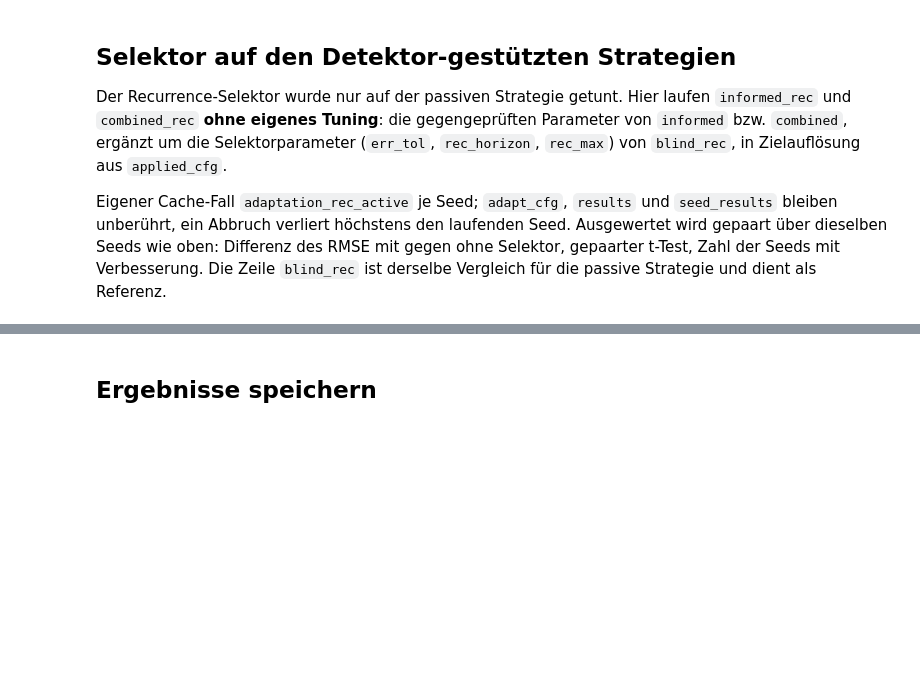
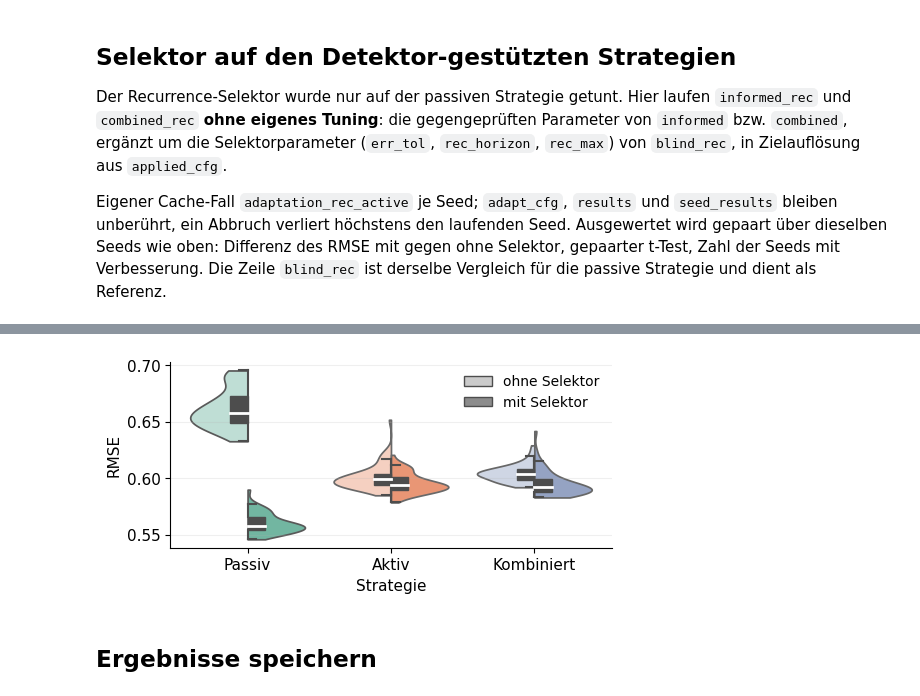
Before and after one commit to marijan-p/process_optimization_concept_drift, a Jupyter notebook: ipynb/synthetic_data/syn_adaptation.ipynb, the cells around one changed output, grey strips where cells are left out. Saved outputs shown, nothing was run; the diff lists cells and outputs as text; code cells hidden in the pictures; blank space fills up the shorter version.

Commit message:
Recurrence für alle Strategien

```diff
--- a/ipynb/synthetic_data/syn_adaptation.ipynb
+++ b/ipynb/synthetic_data/syn_adaptation.ipynb
@@ -1002,3 +985,82 @@ print(rec_table.to_string(float_format=lambda v: f"{v:.4g}"))
+# %%
+import matplotlib
+import seaborn as sns
+from src.utils import thesis_style as ts
+
+SPLIT_ORDER = ("blind", "informed", "combined")
+SPLIT_LABELS = {"blind": "Passiv", "informed": "Aktiv", "combined": "Kombiniert"}
+SEL_LABELS = ("ohne Selektor", "mit Selektor")
+STRAT_COLORS = dict(zip(SPLIT_ORDER, ts.SET2))
+LIGHTEN = 0.45
+
+
+def _light(c):
+    return tuple(LIGHTEN * ch + (1 - LIGHTEN) for ch in matplotlib.colors.to_rgb(c))
+
+
+def _with_selector(s, sd):
+    return seed_results[sd]["blind_rec"] if s == "blind" else rec_results[sd][f"{s}_rec"]
+
+
+split_long = pd.DataFrame(
+    [{"Strategie": SPLIT_LABELS[s], "Selektor": SEL_LABELS[0], "RMSE": _rmse(seed_results[sd][s])}
+     for s in SPLIT_ORDER for sd in seed_results]
+    + [{"Strategie": SPLIT_LABELS[s], "Selektor": SEL_LABELS[1], "RMSE": _rmse(_with_selector(s, sd))}
+       for s in SPLIT_ORDER for sd in seed_results])
+_x_order = [SPLIT_LABELS[s] for s in SPLIT_ORDER]
+
+
+def split_violin(inner, ax, **inner_kws):
+    for s in SPLIT_ORDER:
+        c = STRAT_COLORS[s]
+        sns.violinplot(data=split_long[split_long["Strategie"] == SPLIT_LABELS[s]],
+                       x="Strategie", y="RMSE", hue="Selektor",
+                       order=_x_order, hue_order=SEL_LABELS,
+                       palette={SEL_LABELS[0]: _light(c), SEL_LABELS[1]: c},
+                       split=True, cut=0, density_norm="width", inner=inner,
+                       inner_kws=inner_kws or None, legend=False, ax=ax)
+    grey, edge = "#8c8c8c", ts.color("box")
+    handles = [matplotlib.patches.Patch(facecolor=_light(grey), edgecolor=edge),
+               matplotlib.patches.Patch(facecolor=grey, edgecolor=edge)]
+    return handles, list(SEL_LABELS)
+
+
+def finish_split(ax, handles, labels):
+    ax.legend(handles, labels, frameon=False)
+    ax.set_xlabel("Strategie")
+    ax.set_ylabel("RMSE")
+    ax.grid(True, axis="y", alpha=0.2)
+
+
+def half_box(ax, width=0.12):
+    box = ts.color("box")
+    for i, strat in enumerate(_x_order):
+        for side, sel in zip((-1, 1), SEL_LABELS):
+            v = split_long.query("Strategie == @strat and Selektor == @sel")["RMSE"].to_numpy()
+            q1, med, q3 = np.percentile(v, [25, 50, 75])
+            lo = v[v >= q1 - 1.5 * (q3 - q1)].min()
+            hi = v[v <= q3 + 1.5 * (q3 - q1)].max()
+            ax.add_patch(plt.Rectangle((min(i, i + side * width), q1), width, q3 - q1,
+                                       facecolor=box, edgecolor=box, zorder=3))
+            ax.plot([i, i + side * width], [med, med], color="w", lw=2, zorder=4)
+            ax.plot([i, i], [lo, q1], color=box, lw=1.5, zorder=3)
+            ax.plot([i, i], [q3, hi], color=box, lw=1.5, zorder=3)
+            for y in (lo, hi):
+                ax.plot([i, i + side * width / 2], [y, y], color=box, lw=1.5, zorder=3)
+
+
+fig_split_box, ax = plt.subplots(figsize=(ts.fig_width(0.85), ts.fig_width(0.42)))
+_h, _l = split_violin(None, ax)
+half_box(ax)
+finish_split(ax, _h, _l)
+fig_split_box.tight_layout()
+if IS_FINAL:
+    plot_store.save_figure(fig, "adaptation_seed_violin", adapt_cfg,
+                           final=IS_FINAL, savefig_kwargs={"dpi": 300},
+                           archive_kwargs={"dpi": 300})
+plt.show()
+# %% [output]
+[figure, added]
 # %% [markdown]
 ## Ergebnisse speichern
 # %%
```
Also changed, not shown: parts of 5 cells of this notebook, 47 other files.
